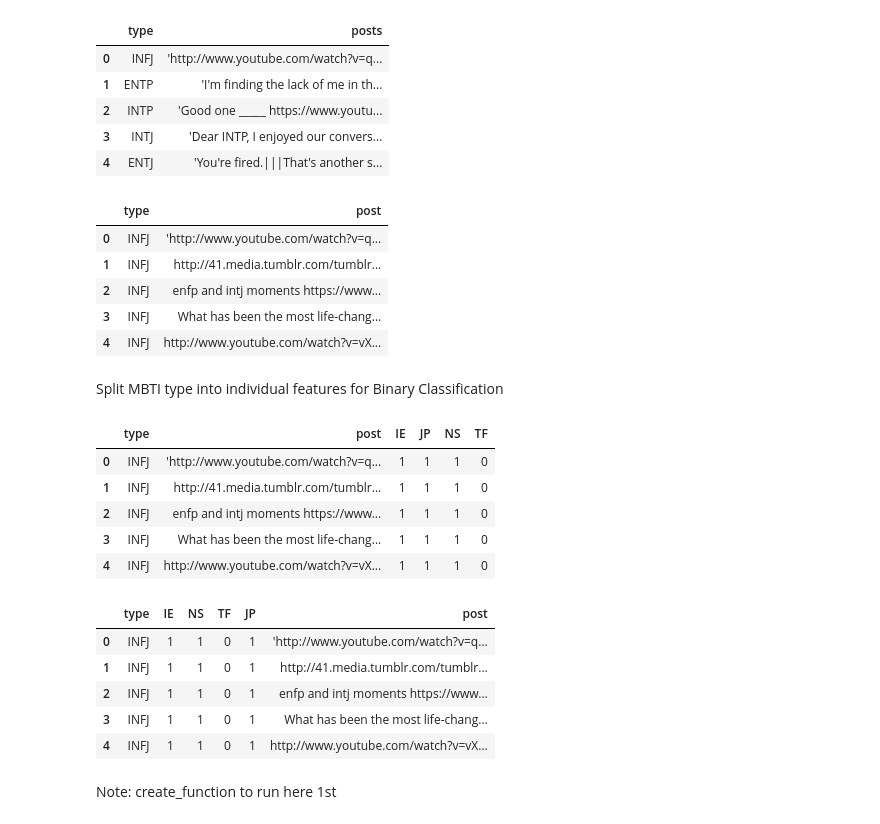
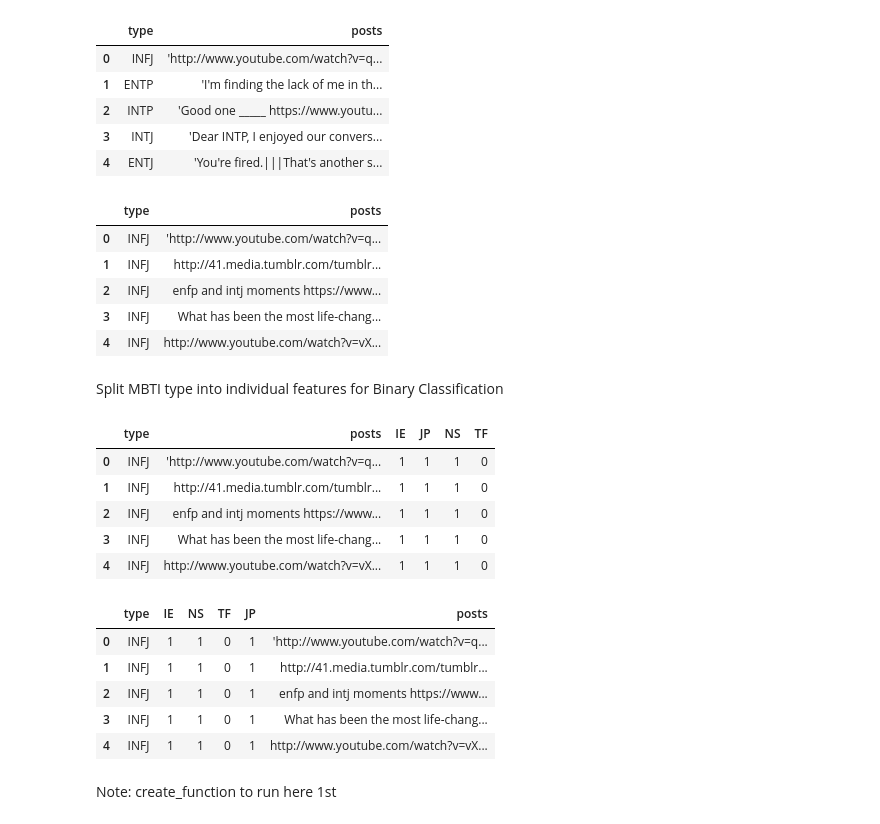
Before and after one commit to Wahe3bru/PersonalityProfiles, a Jupyter notebook: lemmaTokn.ipynb, the cells around one changed output. Cells and saved outputs as stored; diff of their text form; code cells hidden in the pictures.

```diff
--- a/lemmaTokn.ipynb
+++ b/lemmaTokn.ipynb
@@ -61,11 +61,11 @@ all_mbti = []
 for i, row in mbti.iterrows():
     for post in row['posts'].split('|||'):
         all_mbti.append([row['type'], post])
-all_mbti = pd.DataFrame(all_mbti, columns=['type', 'post'])
+all_mbti = pd.DataFrame(all_mbti, columns=['type', 'posts'])
 # %%
 all_mbti.head()
 # %% [output]
-|  | type | post |
+|  | type | posts |
 | 0 | INFJ | 'http://www.youtube.com/watch?v=q... |
 | 1 | INFJ | http://41.media.tumblr.com/tumblr... |
 | 2 | INFJ | enfp and intj moments https://www... |
@@ -95,7 +95,7 @@ def split_type(row):
 all_mbti = all_mbti.join(all_mbti.apply(lambda row: split_type(row), axis=1))
 all_mbti.head(5)
 # %% [output]
-|  | type | post | IE | JP | NS | TF |
+|  | type | posts | IE | JP | NS | TF |
 | 0 | INFJ | 'http://www.youtube.com/watch?v=q... | 1 | 1 | 1 | 0 |
 | 1 | INFJ | http://41.media.tumblr.com/tumblr... | 1 | 1 | 1 | 0 |
 | 2 | INFJ | enfp and intj moments https://www... | 1 | 1 | 1 | 0 |
@@ -103,10 +103,10 @@ all_mbti.head(5)
 | 4 | INFJ | http://www.youtube.com/watch?v=vX... | 1 | 1 | 1 | 0 |
 # %%
 # rearrange columns
-all_mbti = all_mbti[['type', 'IE', 'NS', 'TF', 'JP', 'post']]
+all_mbti = all_mbti[['type', 'IE', 'NS', 'TF', 'JP', 'posts']]
 all_mbti.head(5)
 # %% [output]
-|  | type | IE | NS | TF | JP | post |
+|  | type | IE | NS | TF | JP | posts |
 | 0 | INFJ | 1 | 1 | 0 | 1 | 'http://www.youtube.com/watch?v=q... |
 | 1 | INFJ | 1 | 1 | 0 | 1 | http://41.media.tumblr.com/tumblr... |
 | 2 | INFJ | 1 | 1 | 0 | 1 | enfp and intj moments https://www... |
```
Also changed, not shown: parts of 18 cells of this notebook, 1 other file.
